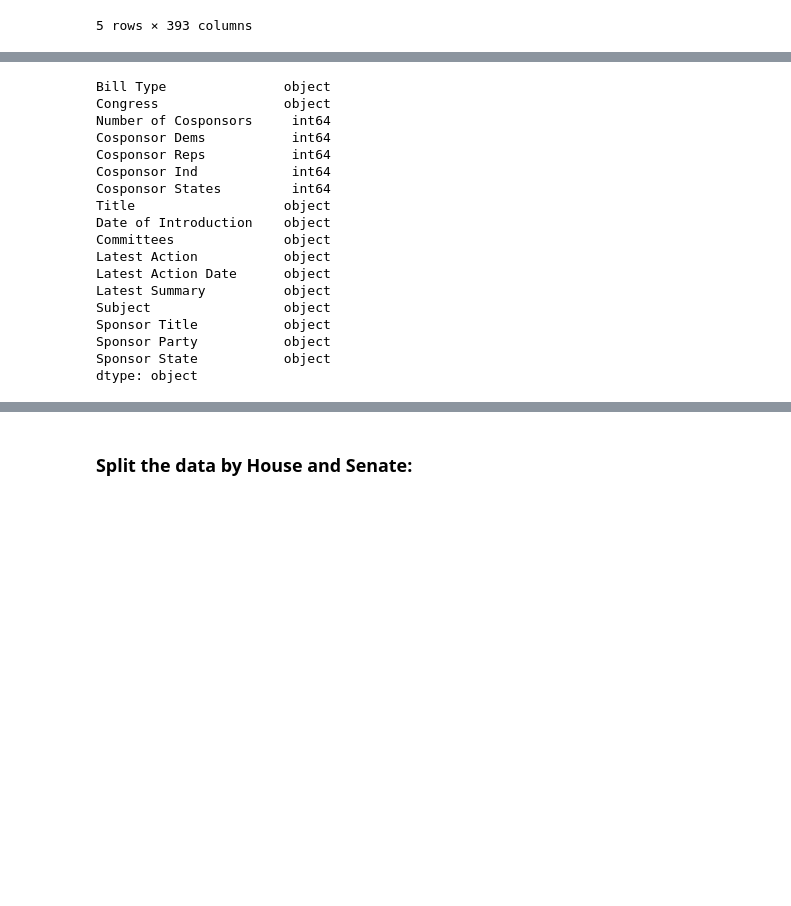
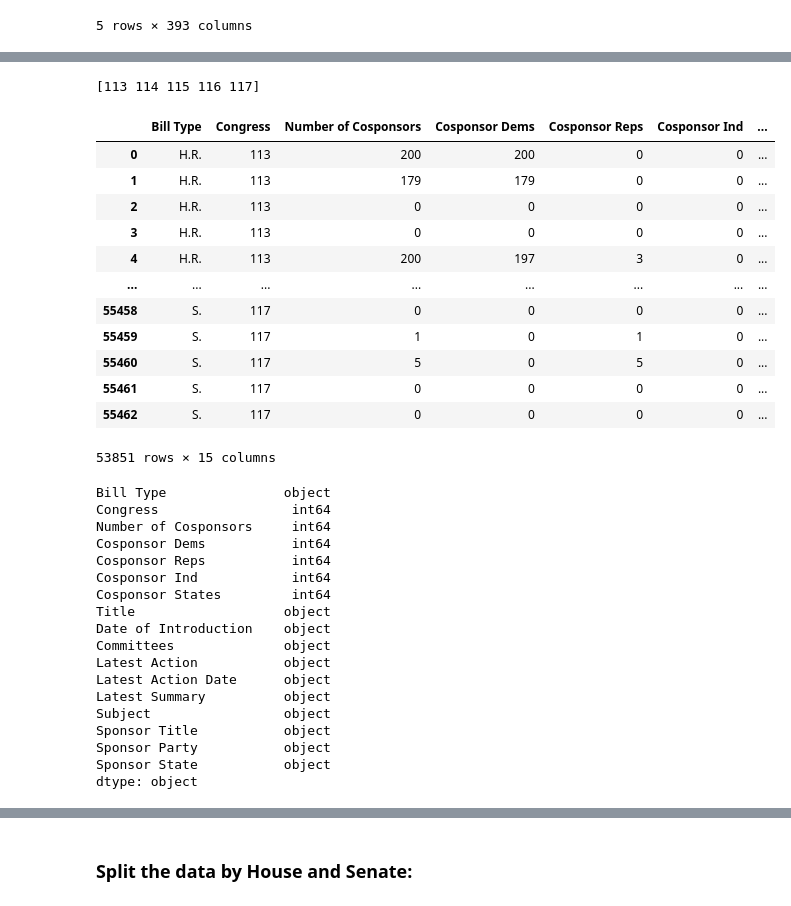
Before and after one commit to JJERANEK/Project-4, a Jupyter notebook: etl_ml_notebooks/etl_congress.ipynb, the cells around one changed output, grey strips where cells are left out. Cells and saved outputs as stored; diff of their text form; code cells hidden in the pictures; blank space fills up the shorter version.

Commit message:
Update etl and files to remove 118 Congress

```diff
--- a/etl_ml_notebooks/etl_congress.ipynb
+++ b/etl_ml_notebooks/etl_congress.ipynb
@@ -10,8 +10,8 @@ import pandas as pd
 import numpy as np
 # %%
 # Read in data from S3 bucket on AWS:
-# df_house = pd.read_csv('https://project-4-team7.s3.ca-central-1.amazonaws.com/House_113_118.csv', index_col=[0])
-# df_senate = pd.read_csv('https://project-4-team7.s3.ca-central-1.amazonaws.com/Senate_113_118.csv', index_col=[0])
+df_house = pd.read_csv('https://project-4-team7.s3.ca-central-1.amazonaws.com/House_113_118.csv', index_col=[0])
+df_senate = pd.read_csv('https://project-4-team7.s3.ca-central-1.amazonaws.com/Senate_113_118.csv', index_col=[0])
 master_df = pd.read_csv('https://project-4-team7.s3.ca-central-1.amazonaws.com/c113_c118_master.csv', index_col=0)
 # %%
 # Check master df:
@@ -164,6 +164,28 @@ congress_df = congress_df.rename(columns = {"Legislation Number": "Bill Type"})
 # %%
 # Get number of congress only, column 2
 congress_df['Congress'] = congress_df['Congress'].str[:3]
+# Cast as int64:
+congress_df['Congress'] = congress_df['Congress'].astype(int)
+# %%
+# Drop all observations from the 118 Congress, this will be our prediciton dataset:
+congress_df = congress_df.drop(congress_df[congress_df['Congress'] == 118].index)
+print(congress_df['Congress'].unique())
+congress_df
+# %% [output]
+[113 114 115 116 117]
+|  | Bill Type | Congress | Number of Cosponsors | Cosponsor Dems | Cosponsor Reps | Cosponsor Ind | ... |
+| 0 | H.R. | 113 | 200 | 200 | 0 | 0 | ... |
+| 1 | H.R. | 113 | 179 | 179 | 0 | 0 | ... |
+| 2 | H.R. | 113 | 0 | 0 | 0 | 0 | ... |
+| 3 | H.R. | 113 | 0 | 0 | 0 | 0 | ... |
+| 4 | H.R. | 113 | 200 | 197 | 3 | 0 | ... |
+| ... | ... | ... | ... | ... | ... | ... | ... |
+| 55458 | S. | 117 | 0 | 0 | 0 | 0 | ... |
+| 55459 | S. | 117 | 1 | 0 | 1 | 0 | ... |
+| 55460 | S. | 117 | 5 | 0 | 5 | 0 | ... |
+| 55461 | S. | 117 | 0 | 0 | 0 | 0 | ... |
+| 55462 | S. | 117 | 0 | 0 | 0 | 0 | ... |
+53851 rows × 15 columns
 # %%
 # extract party and state into new column for sponsor
 new = congress_df["Sponsor"].str.split("[", n = 1, expand = True)
@@ -181,7 +203,7 @@ congress_df = congress_df.drop(columns={'Sponsor Split'})
 congress_df.dtypes
 # %% [output]
 Bill Type               object
-Congress                object
+Congress                 int64
 Number of Cosponsors     int64
 Cosponsor Dems           int64
 Cosponsor Reps           int64
```
Also changed, not shown: parts of 18 cells of this notebook, 4 other files.
